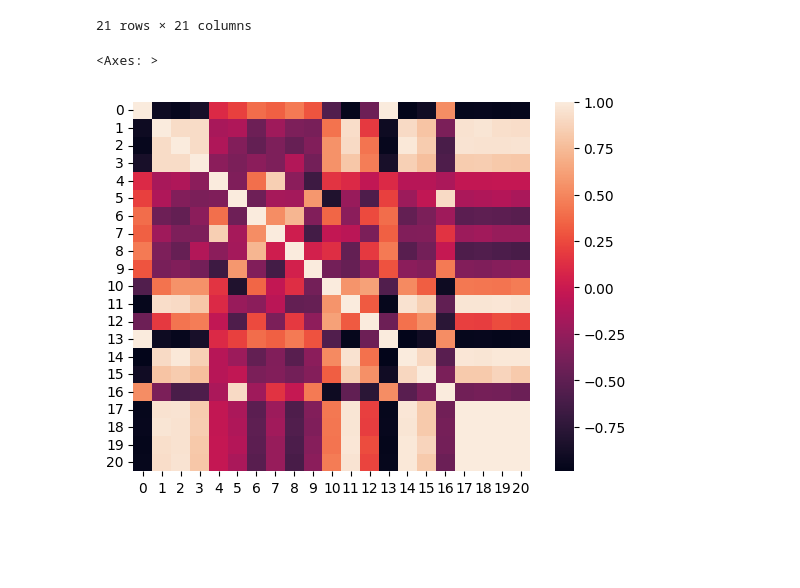
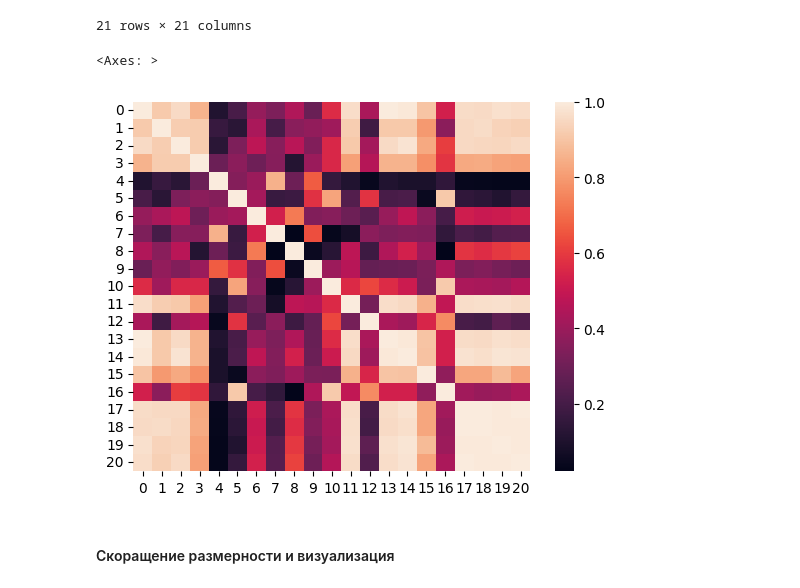
Before and after one commit to dripowner/SDG, a Jupyter notebook: main.ipynb, the cells around one changed output. Saved outputs shown, nothing was run; the diff lists cells and outputs as text; code cells hidden in the pictures; blank space fills up the shorter version.

```diff
--- a/main.ipynb
+++ b/main.ipynb
@@ -186,7 +187,9 @@ scaled_df_ro.T.corr()
 | 20 | -0.963311 | 0.928300 | 0.956149 | 0.811415 | -0.031084 | -0.157302 | -0.532953 | -0.242690 | -0.614272 | -0.296310 | ... | ... |
 21 rows × 21 columns
 # %%
-sns.heatmap(scaled_df_ro.T.corr())
+sns.heatmap(scaled_df_ro.T.corr().abs())
 # %% [output]
 <Axes: >
-[figure, old version]
+[figure, new version]
+# %% [markdown]
+#### Скоращение размерности и визуализация
```
Also changed, not shown: parts of 12 cells of this notebook.
